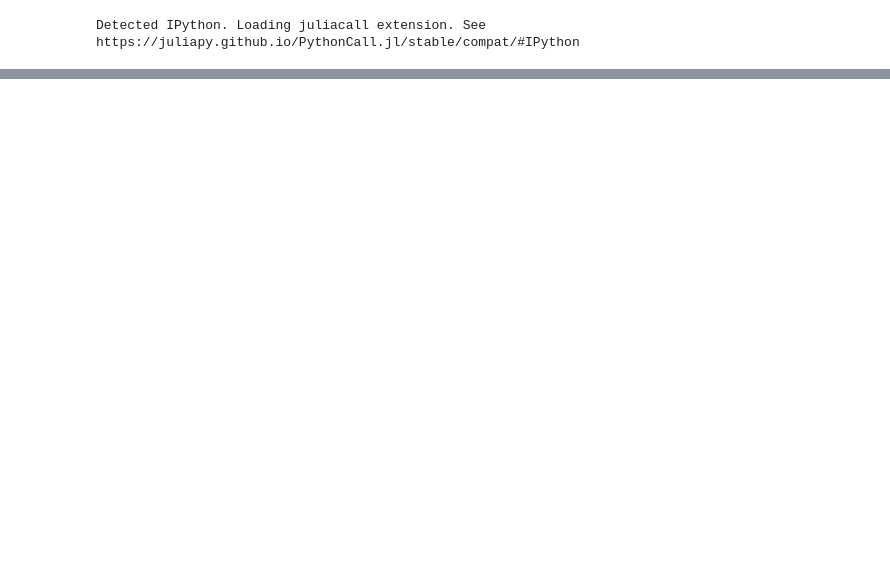
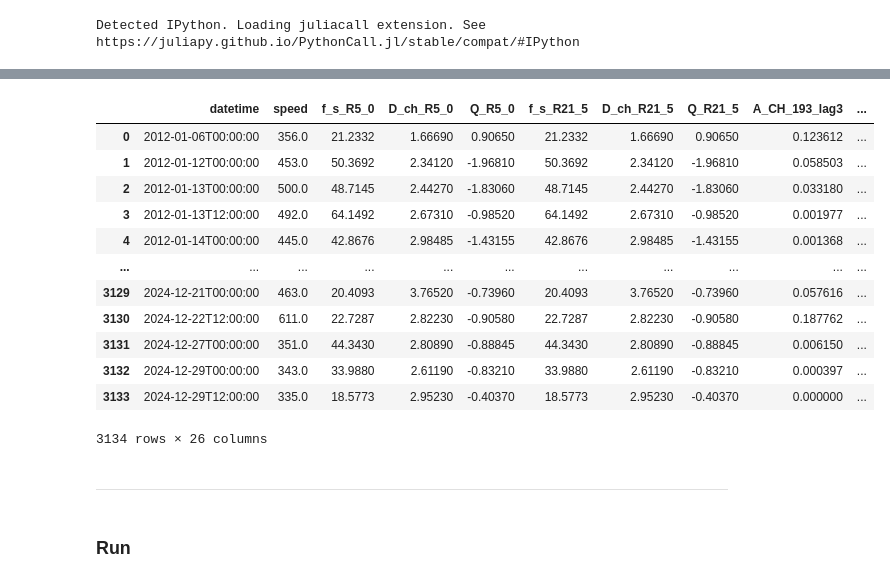
Before and after one commit to coffee77iruk/SR_SWspeed, a Jupyter notebook: model/SR_test.ipynb, the cells around one changed output, grey strips where cells are left out. Drawn from its saved outputs; the diff is of its cells as text; code cells hidden in the pictures; blank space fills up the shorter version.

```diff
--- a/model/SR_test.ipynb
+++ b/model/SR_test.ipynb
@@ -450,0 +128,31 @@ PySRRegressor.equations_ = [
+# %%
+modified_SR_df = SR_df.dropna(axis=0, how='any').reset_index(drop=True)
+modified_SR_df = modified_SR_df[modified_SR_df['speed'] < 2000].reset_index(drop=True)
+
+modified_SR_df = modified_SR_df[modified_SR_df['f_s_R5_0'] < 5000].reset_index(drop=True)
+
+
+base_path = "E:\Research\SR\input"
+os.makedirs(base_path, exist_ok=True)
+
+modified_SR_df.to_csv(os.path.join(base_path, "modified_SR_data.csv"),  index=False)
+
+modified_SR_df
+# %% [output]
+|  | datetime | speed | f_s_R5_0 | D_ch_R5_0 | Q_R5_0 | f_s_R21_5 | D_ch_R21_5 | Q_R21_5 | A_CH_193_lag3 | ... |
+| 0 | 2012-01-06T00:00:00 | 356.0 | 21.2332 | 1.66690 | 0.90650 | 21.2332 | 1.66690 | 0.90650 | 0.123612 | ... |
+| 1 | 2012-01-12T00:00:00 | 453.0 | 50.3692 | 2.34120 | -1.96810 | 50.3692 | 2.34120 | -1.96810 | 0.058503 | ... |
+| 2 | 2012-01-13T00:00:00 | 500.0 | 48.7145 | 2.44270 | -1.83060 | 48.7145 | 2.44270 | -1.83060 | 0.033180 | ... |
+| 3 | 2012-01-13T12:00:00 | 492.0 | 64.1492 | 2.67310 | -0.98520 | 64.1492 | 2.67310 | -0.98520 | 0.001977 | ... |
+| 4 | 2012-01-14T00:00:00 | 445.0 | 42.8676 | 2.98485 | -1.43155 | 42.8676 | 2.98485 | -1.43155 | 0.001368 | ... |
+| ... | ... | ... | ... | ... | ... | ... | ... | ... | ... | ... |
+| 3129 | 2024-12-21T00:00:00 | 463.0 | 20.4093 | 3.76520 | -0.73960 | 20.4093 | 3.76520 | -0.73960 | 0.057616 | ... |
+| 3130 | 2024-12-22T12:00:00 | 611.0 | 22.7287 | 2.82230 | -0.90580 | 22.7287 | 2.82230 | -0.90580 | 0.187762 | ... |
+| 3131 | 2024-12-27T00:00:00 | 351.0 | 44.3430 | 2.80890 | -0.88845 | 44.3430 | 2.80890 | -0.88845 | 0.006150 | ... |
+| 3132 | 2024-12-29T00:00:00 | 343.0 | 33.9880 | 2.61190 | -0.83210 | 33.9880 | 2.61190 | -0.83210 | 0.000397 | ... |
+| 3133 | 2024-12-29T12:00:00 | 335.0 | 18.5773 | 2.95230 | -0.40370 | 18.5773 | 2.95230 | -0.40370 | 0.000000 | ... |
+3134 rows × 26 columns
+# %% [markdown]
+---
+# %% [markdown]
+### Run
```
Also changed, not shown: parts of 35 cells of this notebook, 35 other files.
